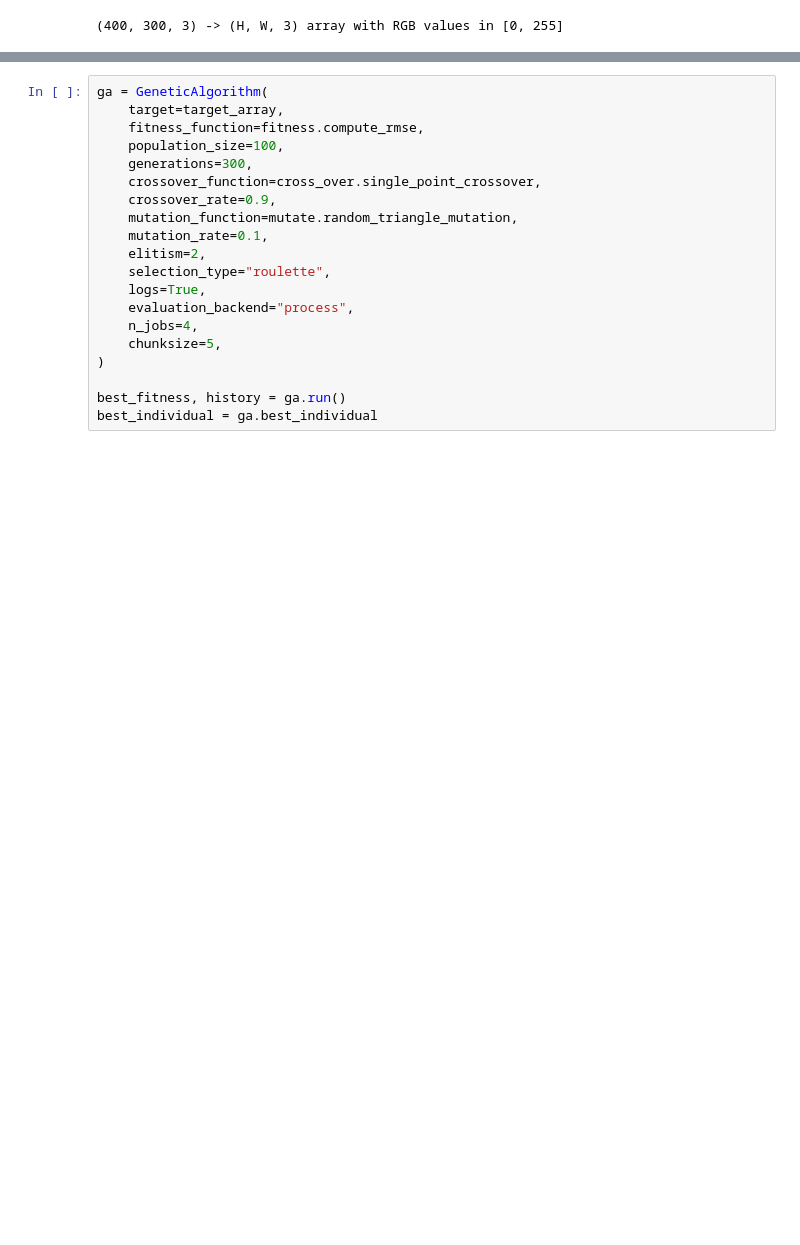
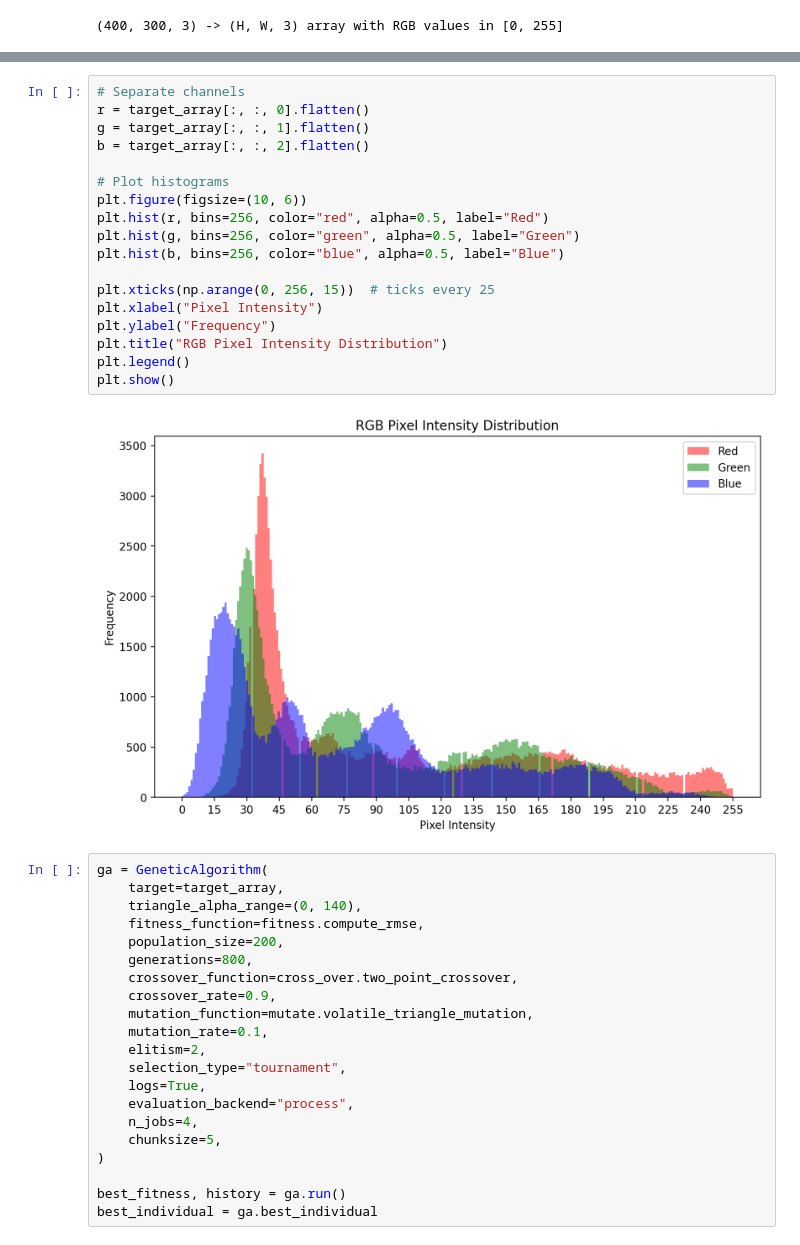
Before and after one commit to alexmr-ds/CIFO_project, a Jupyter notebook: notebooks/Exploration.ipynb, the cells around one changed output, grey strips where cells are left out. Saved outputs shown, nothing was run; the diff lists cells and outputs as text; blank space fills up the shorter version.

```diff
--- a/notebooks/Exploration.ipynb
+++ b/notebooks/Exploration.ipynb
@@ -46,15 +47,36 @@ np.float32(81.305565)
+# %%
+# Separate channels
+r = target_array[:, :, 0].flatten()
+g = target_array[:, :, 1].flatten()
+b = target_array[:, :, 2].flatten()
+
+# Plot histograms
+plt.figure(figsize=(10, 6))
+plt.hist(r, bins=256, color="red", alpha=0.5, label="Red")
+plt.hist(g, bins=256, color="green", alpha=0.5, label="Green")
+plt.hist(b, bins=256, color="blue", alpha=0.5, label="Blue")
+
+plt.xticks(np.arange(0, 256, 15))  # ticks every 25
+plt.xlabel("Pixel Intensity")
+plt.ylabel("Frequency")
+plt.title("RGB Pixel Intensity Distribution")
+plt.legend()
+plt.show()
+# %% [output]
+[figure, added]
 # %%
 ga = GeneticAlgorithm(
     target=target_array,
+    triangle_alpha_range=(0, 140),
     fitness_function=fitness.compute_rmse,
-    population_size=100,
-    generations=300,
-    crossover_function=cross_over.single_point_crossover,
+    population_size=200,
+    generations=800,
+    crossover_function=cross_over.two_point_crossover,
     crossover_rate=0.9,
-    mutation_function=mutate.random_triangle_mutation,
+    mutation_function=mutate.volatile_triangle_mutation,
     mutation_rate=0.1,
     elitism=2,
-    selection_type="roulette",
+    selection_type="tournament",
     logs=True,
     evaluation_backend="process",
     n_jobs=4,
```
Also changed, not shown: parts of 5 cells of this notebook, 14 other files.
